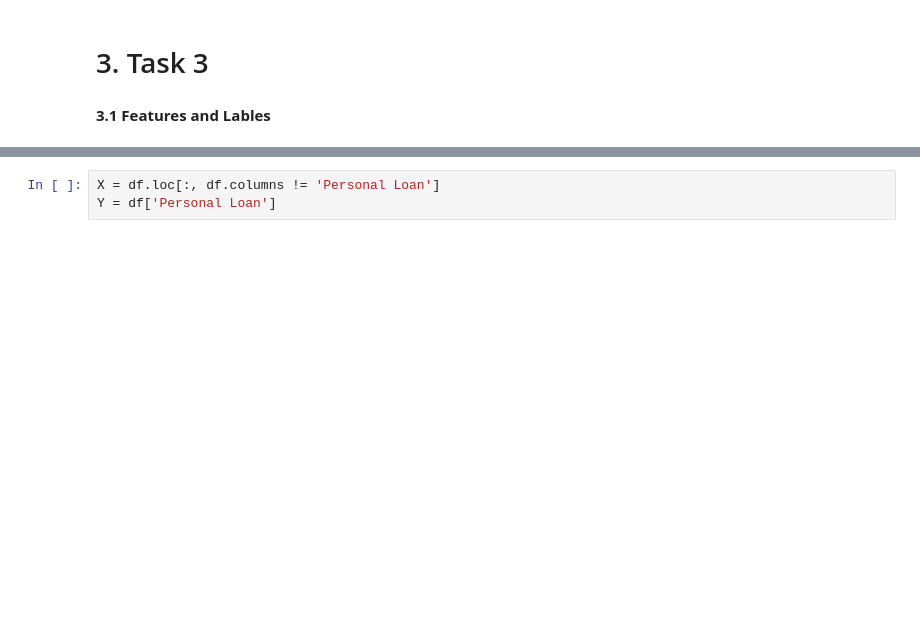
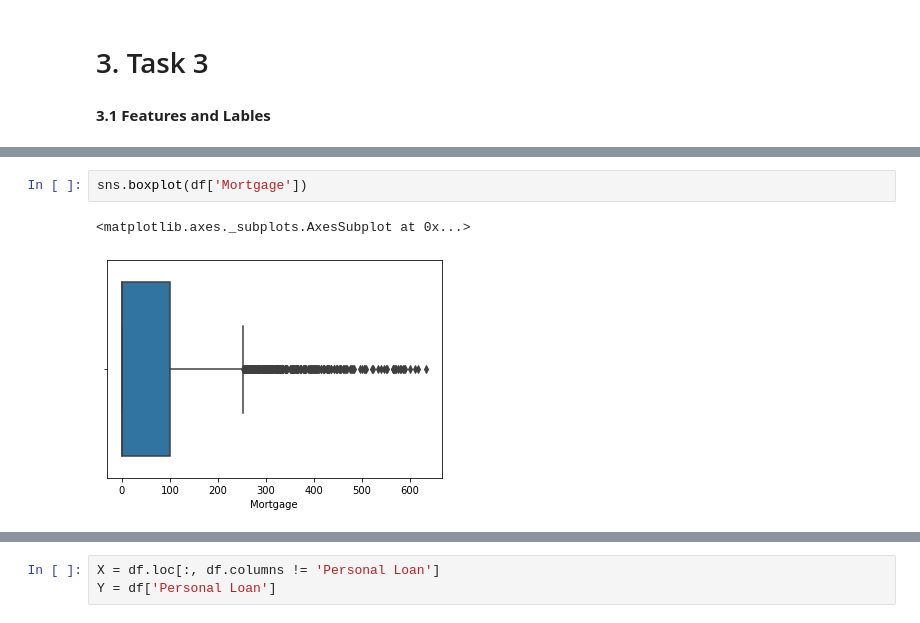
Before and after one commit to NIRMAL250/ML_Project_Internship, a Jupyter notebook: ML_Project.ipynb, the cells around one changed output, grey strips where cells are left out. Cells and saved outputs as stored; diff of their text form; blank space fills up the shorter version.

```diff
--- a/ML_Project.ipynb
+++ b/ML_Project.ipynb
@@ -117,0 +284,5 @@ df
+# %%
+sns.boxplot(df['Mortgage'])
+# %% [output]
+<matplotlib.axes._subplots.AxesSubplot at 0x...>
+[figure, added]
```
Also changed, not shown: parts of 48 cells of this notebook.
